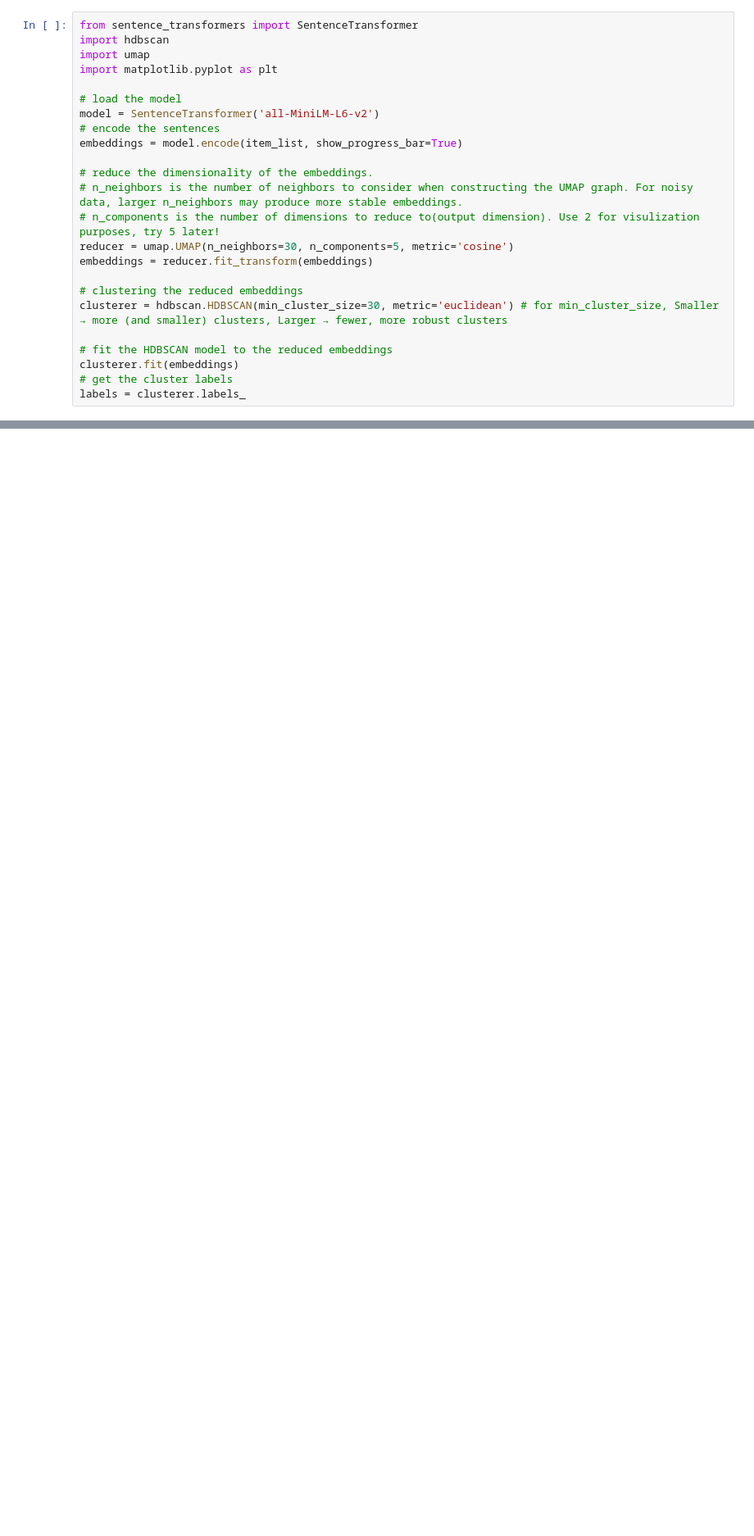
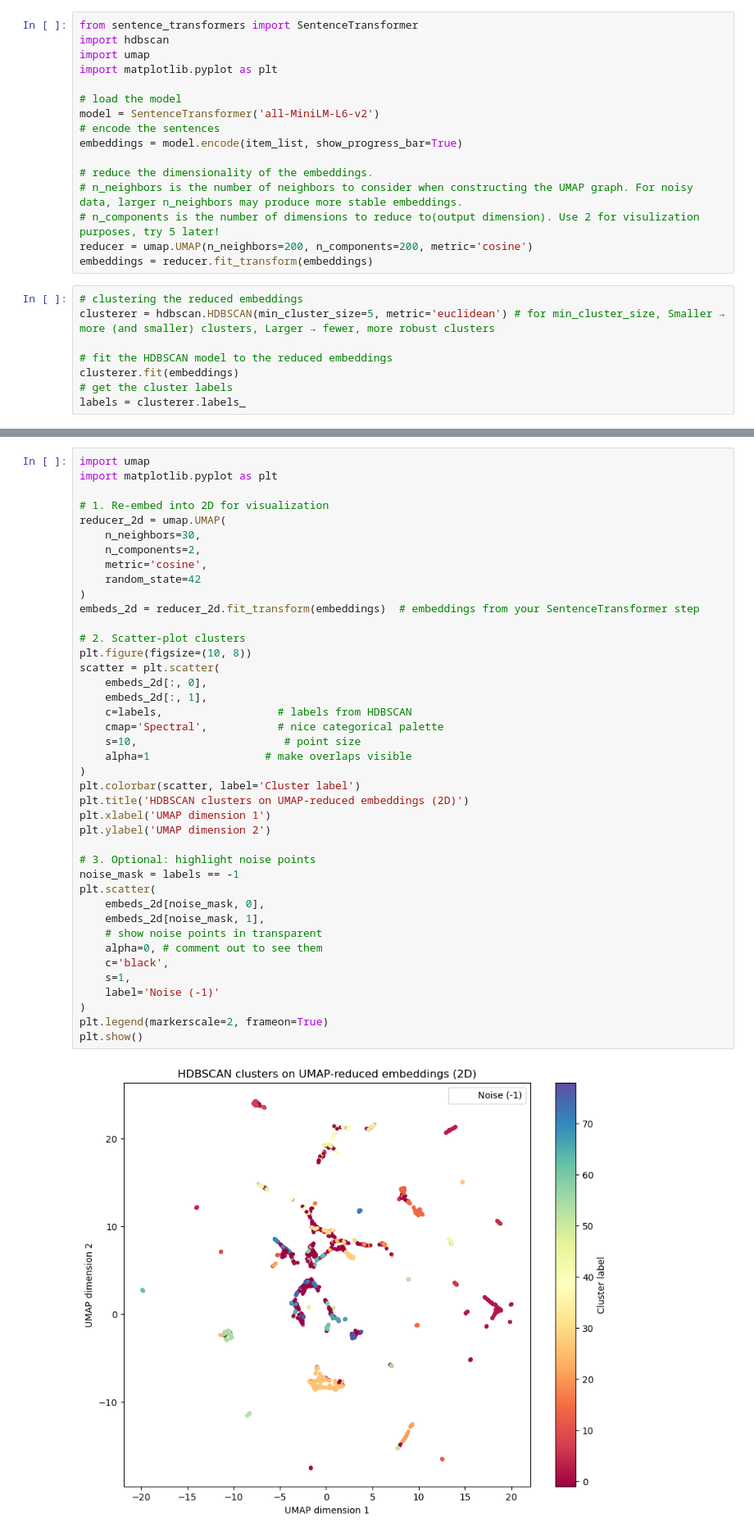
Before and after one commit to jung1230/Ariel_Premium_Packaging_Classification, a Jupyter notebook: BinaryClassification.ipynb, the cells around one changed output, grey strips where cells are left out. Shown at 82% size. Cells and saved outputs as stored; diff of their text form; blank space fills up the shorter version.

```diff
--- a/BinaryClassification.ipynb
+++ b/BinaryClassification.ipynb
@@ -81,14 +83,14 @@ embeddings = model.encode(item_list, show_progress_bar=True)
 # reduce the dimensionality of the embeddings.
 # n_neighbors is the number of neighbors to consider when constructing the UMAP graph. For noisy data, larger n_neighbors may produce more stable embeddings.
 # n_components is the number of dimensions to reduce to(output dimension). Use 2 for visulization purposes, try 5 later!
-reducer = umap.UMAP(n_neighbors=30, n_components=5, metric='cosine')
+reducer = umap.UMAP(n_neighbors=200, n_components=200, metric='cosine')
 embeddings = reducer.fit_transform(embeddings)
-
-# clustering the reduced embeddings
-clusterer = hdbscan.HDBSCAN(min_cluster_size=30, metric='euclidean') # for min_cluster_size, Smaller → more (and smaller) clusters, Larger → fewer, more robust clusters
-
-# fit the HDBSCAN model to the reduced embeddings
-clusterer.fit(embeddings)
-# get the cluster labels
-labels = clusterer.labels_
+# %%
+# clustering the reduced embeddings
+clusterer = hdbscan.HDBSCAN(min_cluster_size=5, metric='euclidean') # for min_cluster_size, Smaller → more (and smaller) clusters, Larger → fewer, more robust clusters
+
+# fit the HDBSCAN model to the reduced embeddings
+clusterer.fit(embeddings)
+# get the cluster labels
+labels = clusterer.labels_
 # %%
@@ -170,0 +141,43 @@ clusterer = hdbscan.HDBSCAN(min_cluster_size=30, metric='euclidean')
+# %%
+import umap
+import matplotlib.pyplot as plt
+
+# 1. Re‑embed into 2D for visualization
+reducer_2d = umap.UMAP(
+    n_neighbors=30,
+    n_components=2,
+    metric='cosine',
+    random_state=42
+)
+embeds_2d = reducer_2d.fit_transform(embeddings)  # embeddings from your SentenceTransformer step
+
+# 2. Scatter‑plot clusters
+plt.figure(figsize=(10, 8))
+scatter = plt.scatter(
+    embeds_2d[:, 0],
+    embeds_2d[:, 1],
+    c=labels,                  # labels from HDBSCAN
+    cmap='Spectral',           # nice categorical palette
+    s=10,                       # point size
+    alpha=1                  # make overlaps visible
+)
+plt.colorbar(scatter, label='Cluster label')
+plt.title('HDBSCAN clusters on UMAP-reduced embeddings (2D)')
+plt.xlabel('UMAP dimension 1')
+plt.ylabel('UMAP dimension 2')
+
+# 3. Optional: highlight noise points
+noise_mask = labels == -1
+plt.scatter(
+    embeds_2d[noise_mask, 0],
+    embeds_2d[noise_mask, 1],
+    # show noise points in transparent
+    alpha=0, # comment out to see them
+    c='black',
+    s=1,
+    label='Noise (-1)'
+)
+plt.legend(markerscale=2, frameon=True)
+plt.show()
+# %% [output]
+[figure, added]
```
Also changed, not shown: parts of 9 cells of this notebook.
